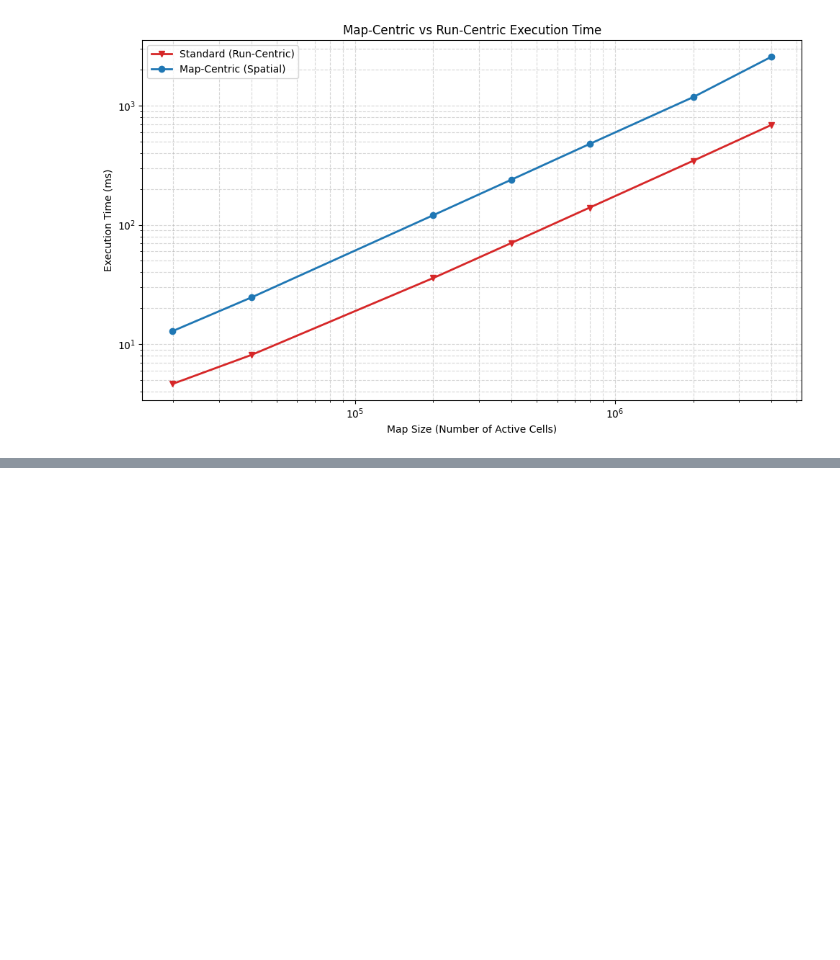
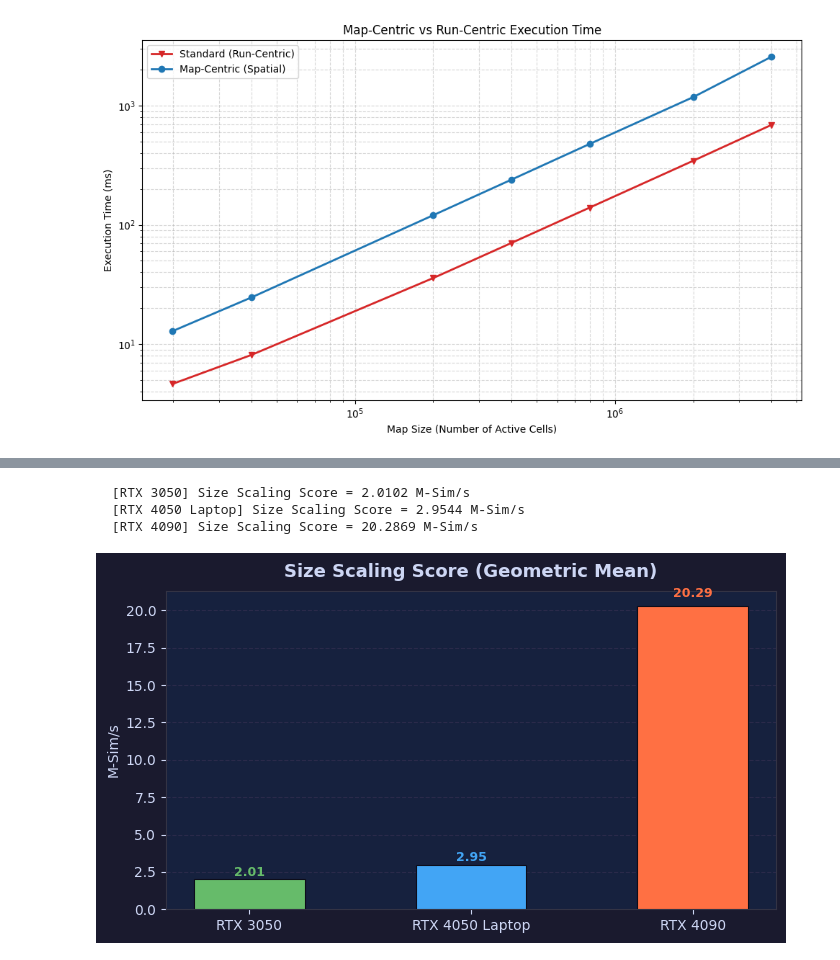
Before and after one commit to emanuelegaliano/pyroclast, a Jupyter notebook: report_temp.ipynb, the cells around one changed output, grey strips where cells are left out. Cells and saved outputs as stored; diff of their text form; code cells hidden in the pictures; blank space fills up the shorter version.

```diff
--- a/report.ipynb
+++ b/report_temp.ipynb
@@ -1185,0 +1340,24 @@ else:
+# %%
+MC_RUNS_SIZE = 500_000  # from benchmark/benchmark_size_scaling.py, line 82
+
+size_scores = {}
+for label, folder in GPU_MAP.items():
+    path = os.path.join(BASE_CSV, folder, "size_scaling.csv")
+    if not os.path.exists(path):
+        print(f"  [{label}] size_scaling.csv not found — skipping")
+        continue
+    df = pd.read_csv(path)
+    df["Throughput"] = MC_RUNS_SIZE / (df["Time (ms)"] / 1000)  # Sim/s
+    score = gmean(df["Throughput"].values) / 1e6  # M-Sim/s
+    size_scores[label] = score
+    print(f"  [{label}] Size Scaling Score = {score:.4f} M-Sim/s")
+
+fig, ax = plt.subplots(figsize=(7, 4), facecolor="#1a1a2e")
+bar_chart(size_scores, "Size Scaling Score (Geometric Mean)", "M-Sim/s", ax=ax)
+plt.tight_layout()
+plt.show()
+# %% [output]
+  [RTX 3050] Size Scaling Score = 2.0102 M-Sim/s
+  [RTX 4050 Laptop] Size Scaling Score = 2.9544 M-Sim/s
+  [RTX 4090] Size Scaling Score = 20.2869 M-Sim/s
+[figure, added]
```
Also changed, not shown: parts of 14 cells of this notebook, 6 other files.
